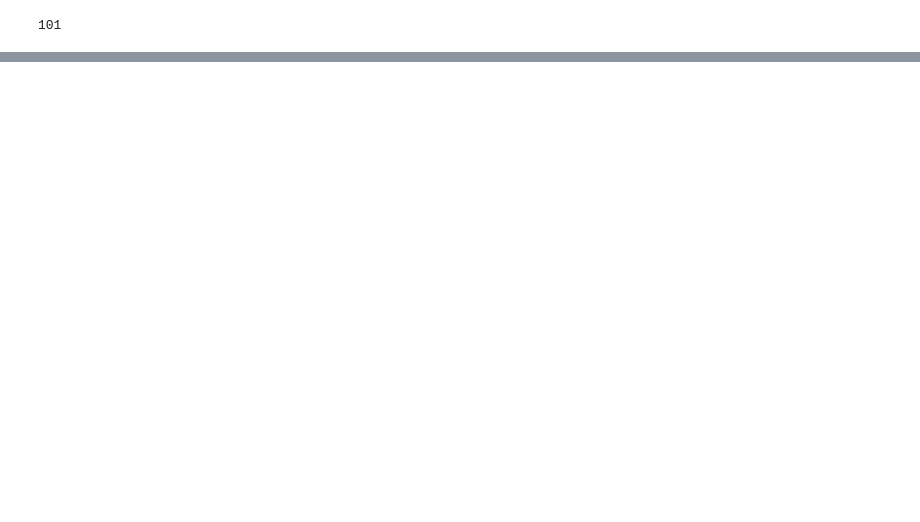
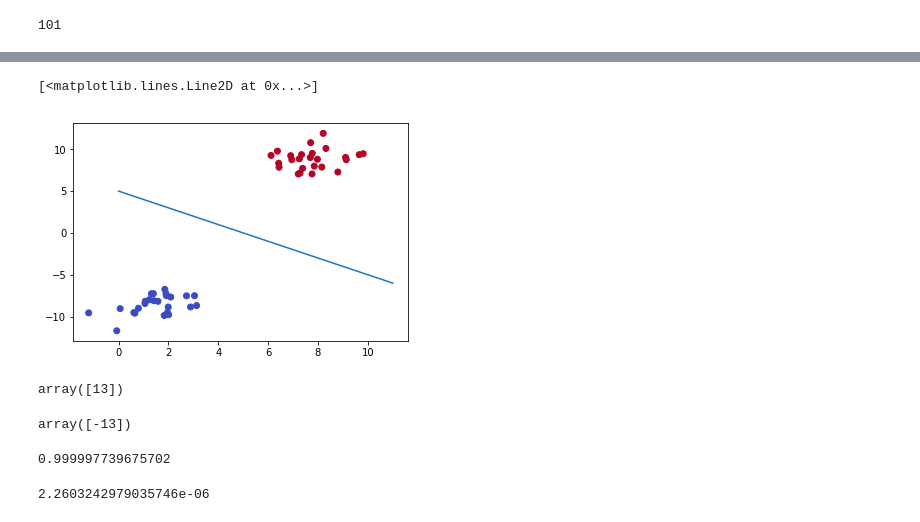
Before and after one commit to ayushg162/google-ml-cc, a Jupyter notebook: tensorflow_basics/ntf_implementation.ipynb, the cells around one changed output, grey strips where cells are left out. Cells and saved outputs as stored; diff of their text form; code cells hidden in the pictures; blank space fills up the shorter version.

Commit message:
Successful implementation of sessions

```diff
--- a/tensorflow_basics/ntf_implementation.ipynb
+++ b/tensorflow_basics/ntf_implementation.ipynb
@@ -139,0 +202,33 @@ NameError: name 'np' is not defined
+# %%
+x = np.linspace(0,11,10)
+y = -x + 5
+plt.scatter(features[:,0], features[:,1], c=labels, cmap='coolwarm')
+plt.plot(x, y)
+# %% [output]
+[<matplotlib.lines.Line2D at 0x...>]
+[figure, added]
+# %%
+np.array([1, 1]).dot(np.array([[8], [10]])) - 5
+# %% [output]
+array([13])
+# %%
+np.array([1, 1]).dot(np.array([[2], [-10]])) - 5
+# %% [output]
+array([-13])
+# %%
+# Session graph that can do the above
+g = Graph()
+g.set_as_default()
+x = Placeholder()
+w = Variable([1, 1])
+b = Variable(-5)
+z = add(matmul(w, x), b)
+a = Sigmoid(z)
+sess = Session()
+sess.run(operation=a, feed_dict={x:[8,10]})
+# %% [output]
+0.999997739675702
+# %%
+sess.run(operation=a, feed_dict={x:[2,-10]})
+# %% [output]
+2.2603242979035746e-06
```
Also changed, not shown: parts of 13 cells of this notebook.
